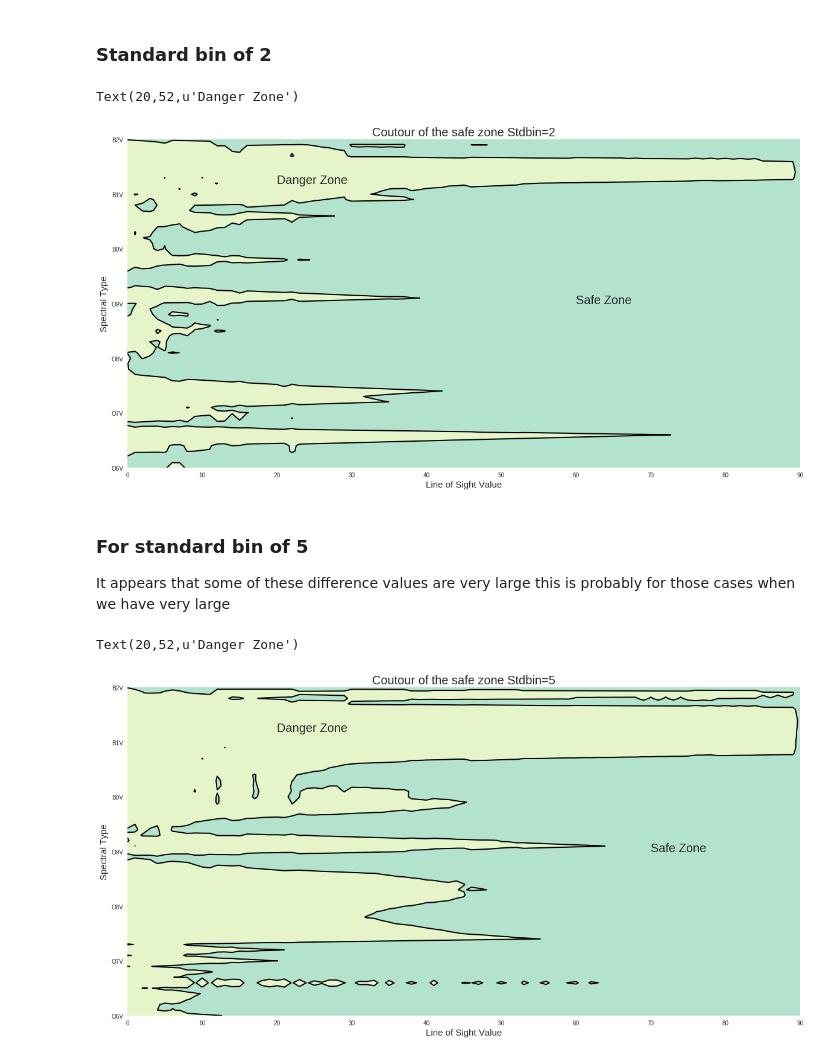
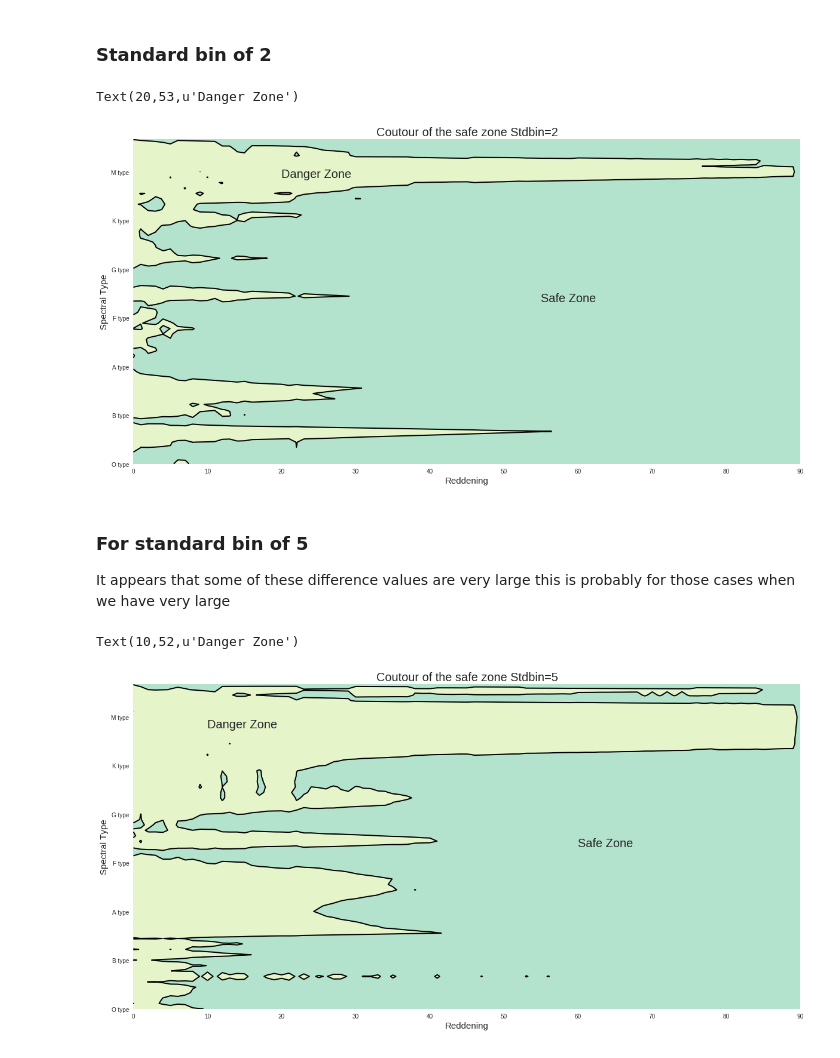
Before and after one commit to MeganMcAndie/Research-with-Larson, a Jupyter notebook: Contour_Maps.ipynb, the cells around one changed output. Saved outputs shown, nothing was run; the diff lists cells and outputs as text; code cells hidden in the pictures.

```diff
--- a/Contour_Maps.ipynb
+++ b/Contour_Maps.ipynb
@@ -257,7 +257,11 @@ import matplotlib.mlab as mlab
 x=np.arange(0,91,1)
 y=np.arange(0,61,1)
 X,Y=np.meshgrid(x,y)
-V=np.array([0,0.08,1000])  #this specifies the contour values high middle and low to fill in.
+V=np.array([0,0.1,1000])  #this specifies the contour values high middle and low to fill in.
+
+
+# spectral labels
+splabels=np.array(['O type','B type', 'A type','F type','G type','K type', 'M type'])
 # %% [markdown]
 ### Standard bin of 2
 # %%
@@ -268,30 +272,30 @@ plt.contourf(X,Y,diff,V,cmap='Pastel2')               #Fills in between contour
 
 #Labels and titles
 plt.title('Coutour of the safe zone Stdbin=2', fontsize=20)
-plt.yticks(np.arange(0,61,step=10),SpType)
+plt.yticks(np.arange(0,61,step=9),splabels)
 plt.ylabel('Spectral Type',fontsize=15)
-plt.xlabel('Line of Sight Value',fontsize=15)
-plt.text(60,30,'Safe Zone',fontsize=20)
-plt.text(20,52,'Danger Zone',fontsize=20)
+plt.xlabel('Reddening',fontsize=15)
+plt.text(55,30,'Safe Zone',fontsize=20)
+plt.text(20,53,'Danger Zone',fontsize=20)
 # %% [output]
-Text(20,52,u'Danger Zone')
+Text(20,53,u'Danger Zone')
-[figure, old version]
+[figure, new version]
 # %% [markdown]
 ### For standard bin of 5
 It appears that some of these difference values are very large this is probably for those cases when we have very large
 # %%
 #plotting contour using stdbin 5 difference values
 plt.figure(figsize=(20,10))
 plt.contour(X,Y,diff5,V,colors='black',linewidths=2)   #plots the contours
 plt.contourf(X,Y,diff5,V,cmap='Pastel2')               #fills in contours
 
 #labels and things
 plt.title('Coutour of the safe zone Stdbin=5', fontsize=20)
-plt.yticks(np.arange(0,61,step=10),SpType)
+plt.yticks(np.arange(0,61,step=9),splabels)
 plt.ylabel('Spectral Type',fontsize=15)
-plt.xlabel('Line of Sight Value',fontsize=15)
-plt.text(70,30,'Safe Zone',fontsize=20)
-plt.text(20,52,'Danger Zone',fontsize=20)
+plt.xlabel('Reddening',fontsize=15)
+plt.text(60,30,'Safe Zone',fontsize=20)
+plt.text(10,52,'Danger Zone',fontsize=20)
 # %% [output]
-Text(20,52,u'Danger Zone')
+Text(10,52,u'Danger Zone')
-[figure, old version]
+[figure, new version]
```
